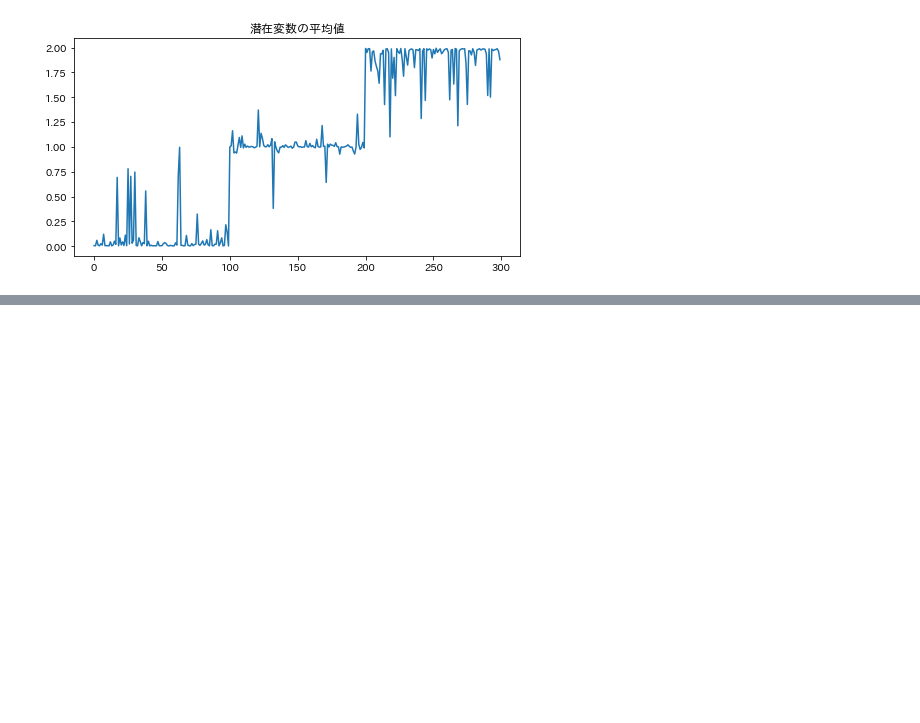
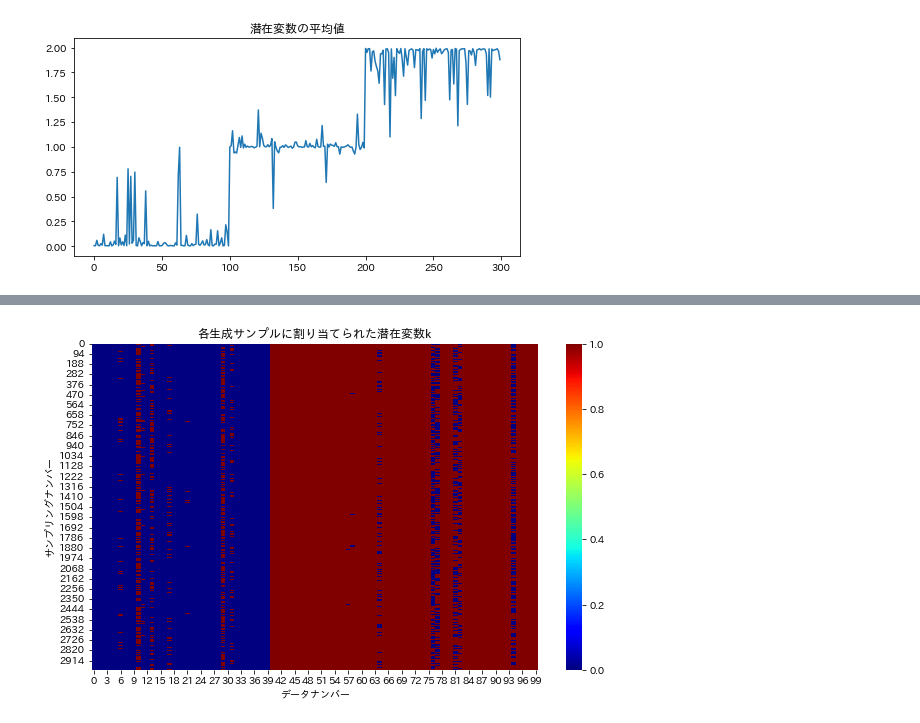
Before and after one commit to gomi-kuzu/practice_bayes_by_py, a Jupyter notebook: Ud_NPR_Ad_Sec2.ipynb, the cells around one changed output, grey strips where cells are left out. Cells and saved outputs as stored; diff of their text form; code cells hidden in the pictures; blank space fills up the shorter version.

```diff
--- a/Ud_NPR_Ad_Sec2.ipynb
+++ b/Ud_NPR_Ad_Sec2.ipynb
@@ -121,0 +199,8 @@ plt.title("潜在変数の平均値");
+# %%
+fig = plt.figure(figsize=(10, 6))
+sns.heatmap(trace["s"], cmap="jet")
+plt.xlabel("データナンバー")
+plt.ylabel("サンプリングナンバー");
+plt.title("各生成サンプルに割り当てられた潜在変数k");
+# %% [output]
+[figure, added]
```
Also changed, not shown: parts of 14 cells of this notebook.
